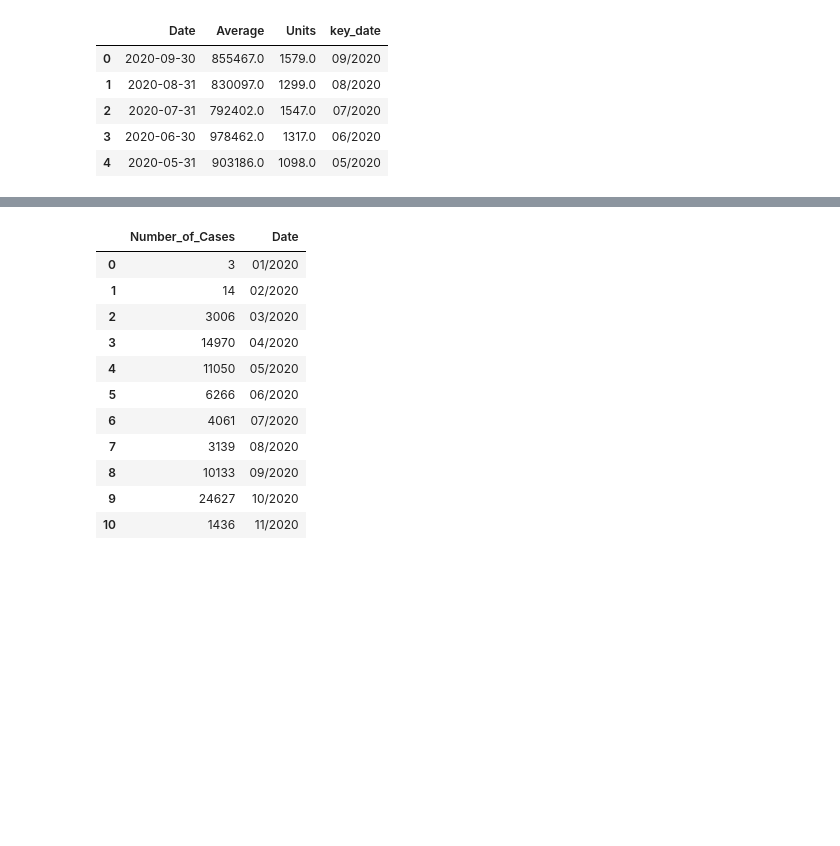
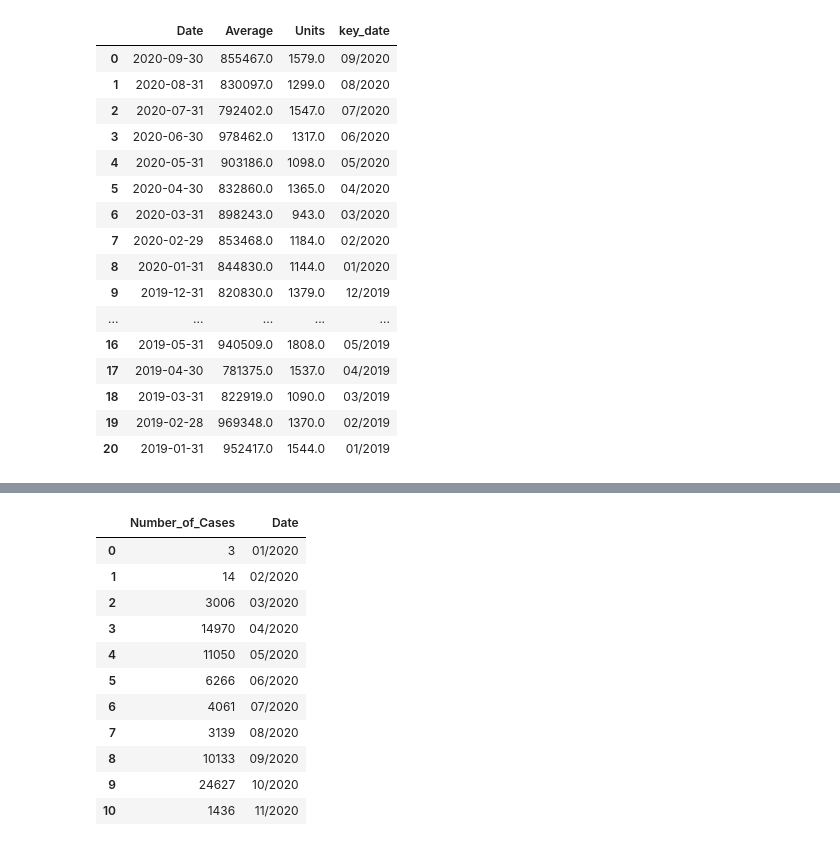
Before and after one commit to elubanska/GTA_real_estate_market, a Jupyter notebook: Scatter_plots.ipynb, the cells around one changed output, grey strips where cells are left out. Cells and saved outputs as stored; diff of their text form; code cells hidden in the pictures; blank space fills up the shorter version.

```diff
--- a/Scatter_plots.ipynb
+++ b/Scatter_plots.ipynb
@@ -32,12 +34,24 @@ import numpy as np
-# %%
-response_final.head()
-# %% [output]
-|  | Date | Average | Units | key_date |
-| 0 | 2020-09-30 | 855467.0 | 1579.0 | 09/2020 |
-| 1 | 2020-08-31 | 830097.0 | 1299.0 | 08/2020 |
-| 2 | 2020-07-31 | 792402.0 | 1547.0 | 07/2020 |
-| 3 | 2020-06-30 | 978462.0 | 1317.0 | 06/2020 |
-| 4 | 2020-05-31 | 903186.0 | 1098.0 | 05/2020 |
+# %%
+#response_final
+response_final_v2 = response_final
+# %% [output]
+|  | Date | Average | Units | key_date |
+| 0 | 2020-09-30 | 855467.0 | 1579.0 | 09/2020 |
+| 1 | 2020-08-31 | 830097.0 | 1299.0 | 08/2020 |
+| 2 | 2020-07-31 | 792402.0 | 1547.0 | 07/2020 |
+| 3 | 2020-06-30 | 978462.0 | 1317.0 | 06/2020 |
+| 4 | 2020-05-31 | 903186.0 | 1098.0 | 05/2020 |
+| 5 | 2020-04-30 | 832860.0 | 1365.0 | 04/2020 |
+| 6 | 2020-03-31 | 898243.0 | 943.0 | 03/2020 |
+| 7 | 2020-02-29 | 853468.0 | 1184.0 | 02/2020 |
+| 8 | 2020-01-31 | 844830.0 | 1144.0 | 01/2020 |
+| 9 | 2019-12-31 | 820830.0 | 1379.0 | 12/2019 |
+| ... | ... | ... | ... | ... |
+| 16 | 2019-05-31 | 940509.0 | 1808.0 | 05/2019 |
+| 17 | 2019-04-30 | 781375.0 | 1537.0 | 04/2019 |
+| 18 | 2019-03-31 | 822919.0 | 1090.0 | 03/2019 |
+| 19 | 2019-02-28 | 969348.0 | 1370.0 | 02/2019 |
+| 20 | 2019-01-31 | 952417.0 | 1544.0 | 01/2019 |
 # %%
 interest_rate_groupped_df
 # %% [output]
```
Also changed, not shown: parts of 6 cells of this notebook, 1 other file.
